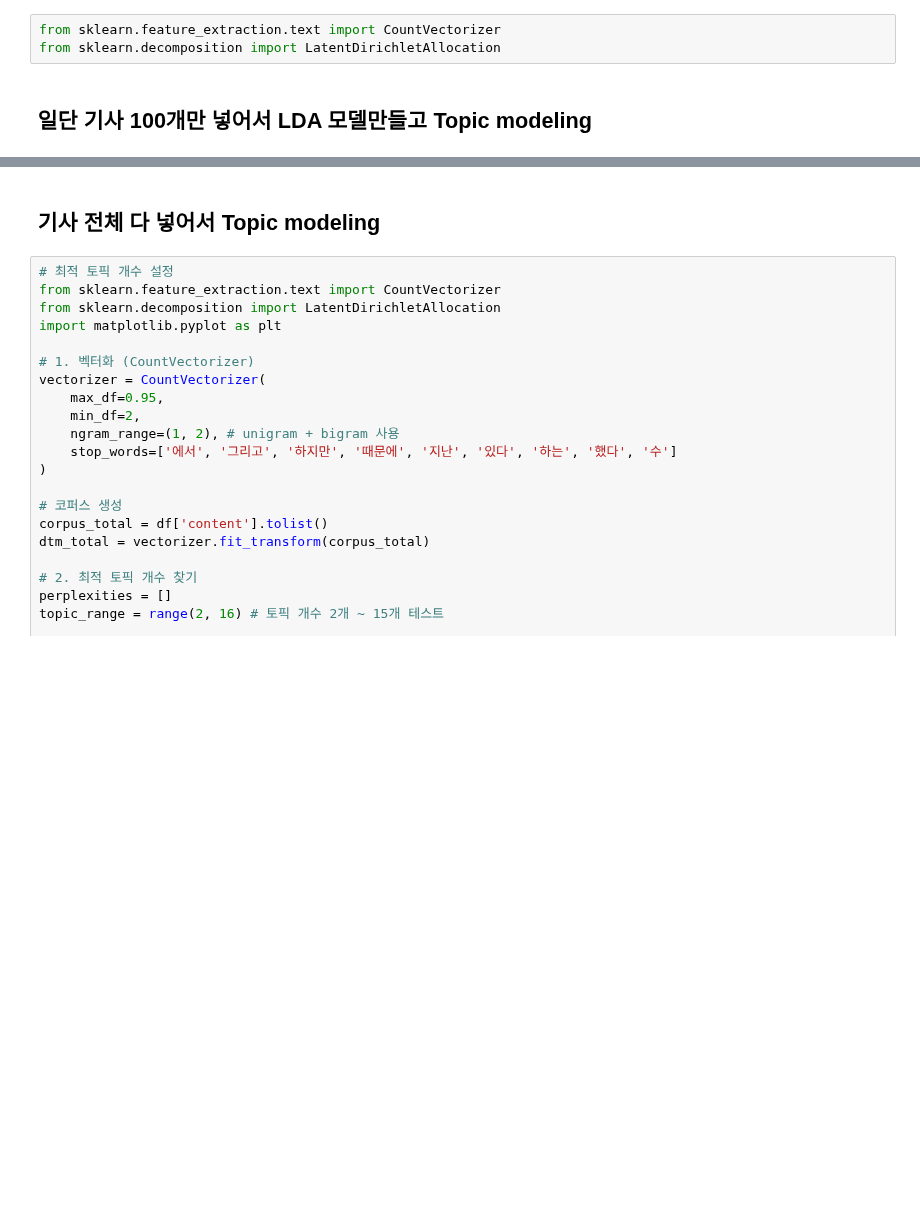
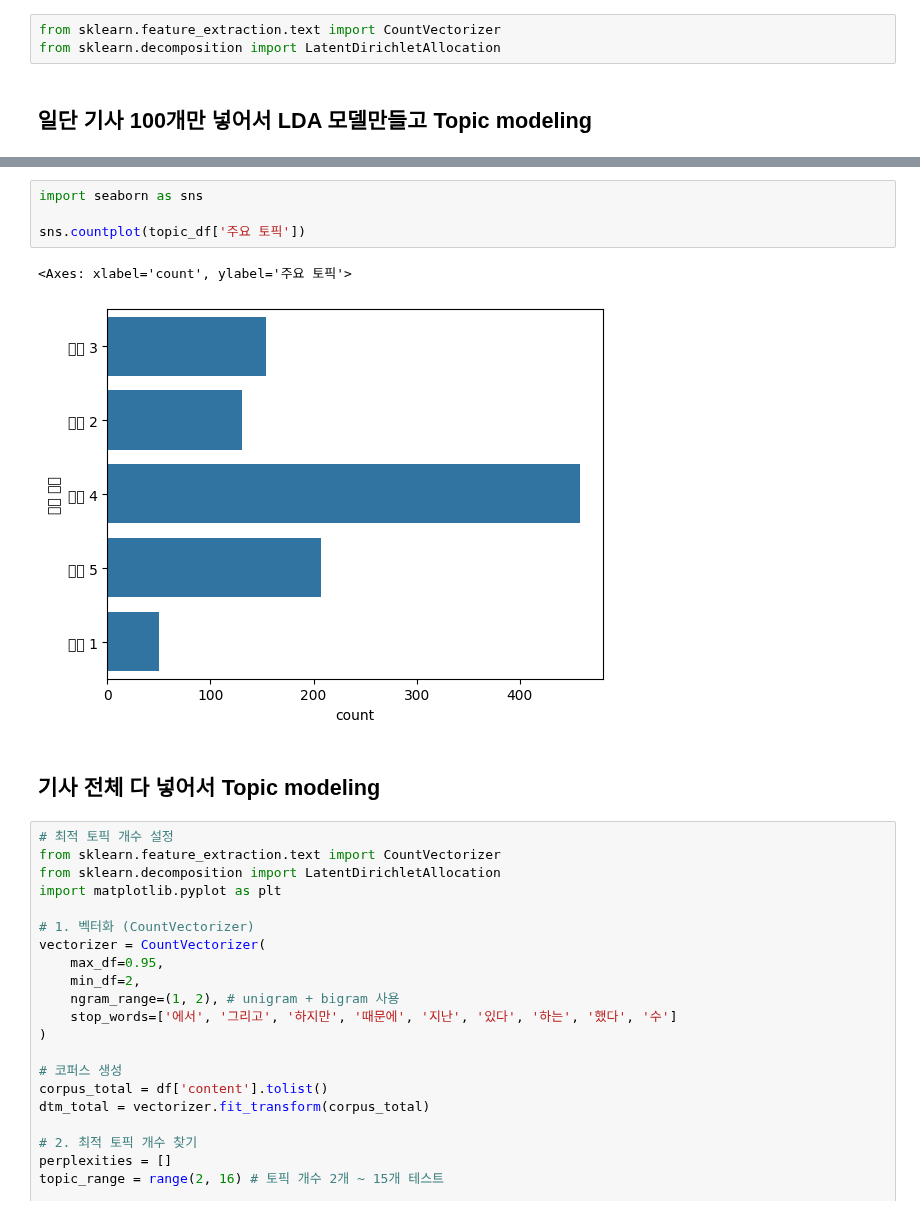
Before and after one commit to choikwangil95/HKToss-MLOps-Proejct, a Jupyter notebook: src/datasets/[JA] topic modeling_2.ipynb, the cells around one changed output, grey strips where cells are left out. Saved outputs shown, nothing was run; the diff lists cells and outputs as text; blank space fills up the shorter version.

```diff
--- a/src/datasets/[JA] topic modeling_2.ipynb
+++ b/src/datasets/[JA] topic modeling_2.ipynb
@@ -161,3 +365,10 @@ topic_df.head(20)
+# %%
+import seaborn as sns
+
+sns.countplot(topic_df['주요 토픽'])
+# %% [output]
+<Axes: xlabel='count', ylabel='주요 토픽'>
+[figure, added]
 # %% [markdown]
 ## 기사 전체 다 넣어서 Topic modeling
 # %%
```
Also changed, not shown: parts of 13 cells of this notebook, 2 other files.
